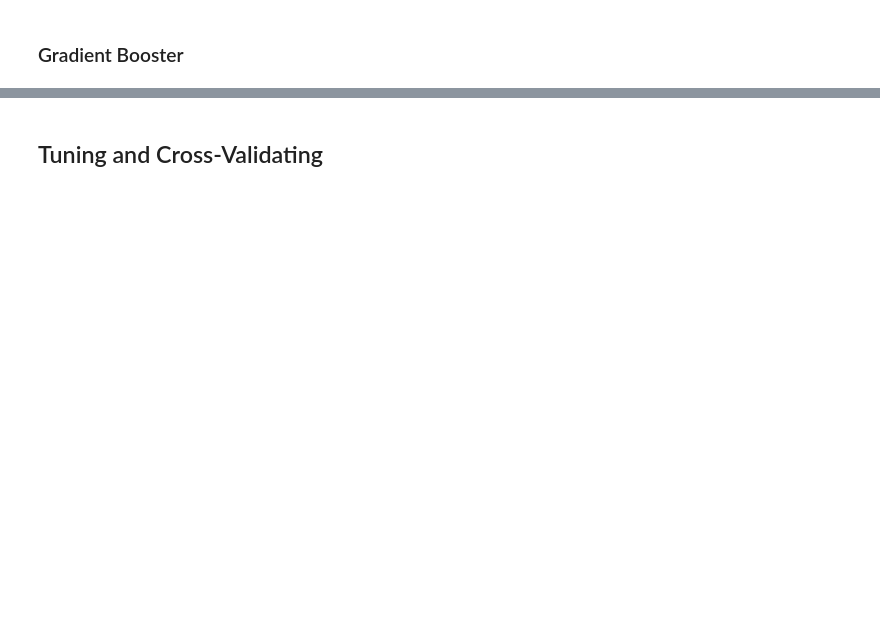
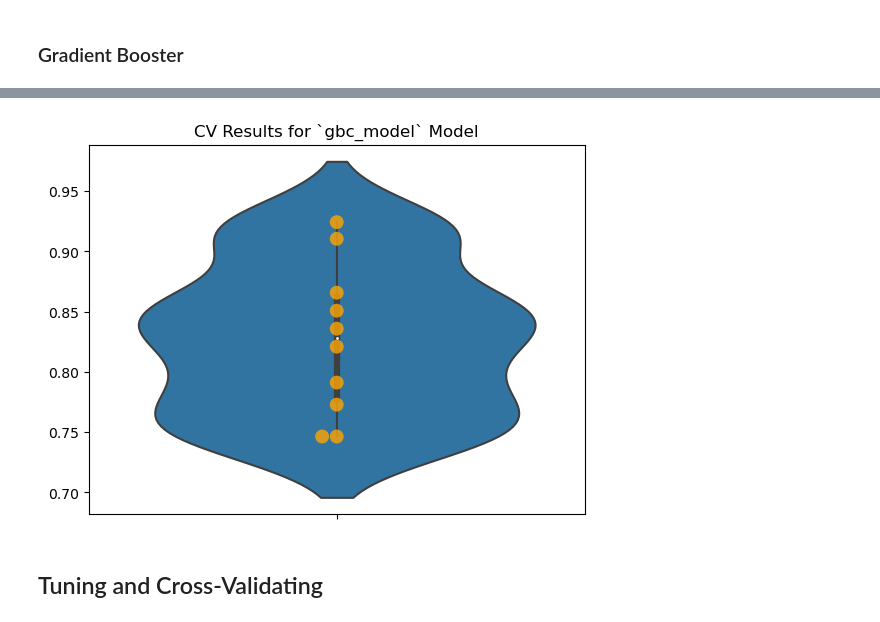
Before and after one commit to mattrubic/NTL-DS-062722, a Jupyter notebook: 3Phase/51-workflow_with_pipelines.ipynb, the cells around one changed output, grey strips where cells are left out. Cells and saved outputs as stored; diff of their text form; code cells hidden in the pictures; blank space fills up the shorter version.

```diff
--- a/3Phase/51-workflow_with_pipelines.ipynb
+++ b/3Phase/51-workflow_with_pipelines.ipynb
@@ -153,0 +279,7 @@ Can I have multiple models in a single pipeline? Yes. We'll forgo this here, but
+# %%
+# gbc!
+
+gbc_model_pipe = Pipeline([
+    ('ct', CT),
+    ('gbc', GradientBoostingClassifier(random_state=42))
+])
@@ -154,3 +293,9 @@ Can I have multiple models in a single pipeline? Yes. We'll forgo this here, but
+# %%
+fig, ax = plt.subplots()
+
+gbc_pipe.plot_cv(ax);
+# %% [output]
+[figure, added]
 # %% [markdown]
 ## Tuning and Cross-Validating
 # %%
```
Also changed, not shown: parts of 55 cells of this notebook.
